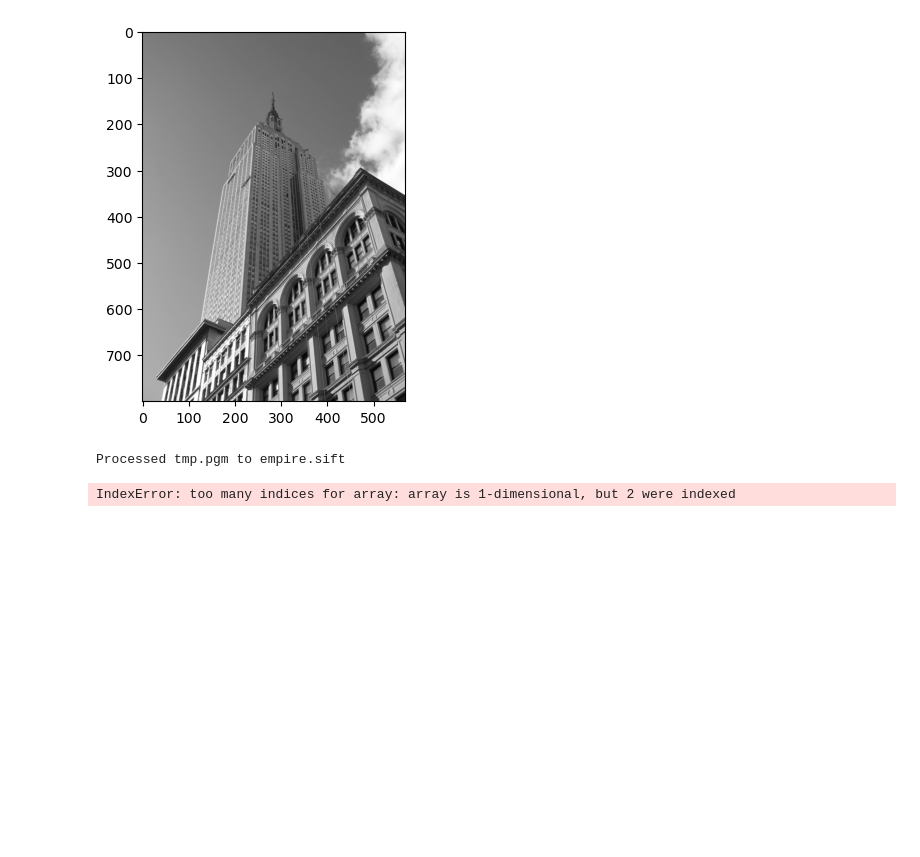
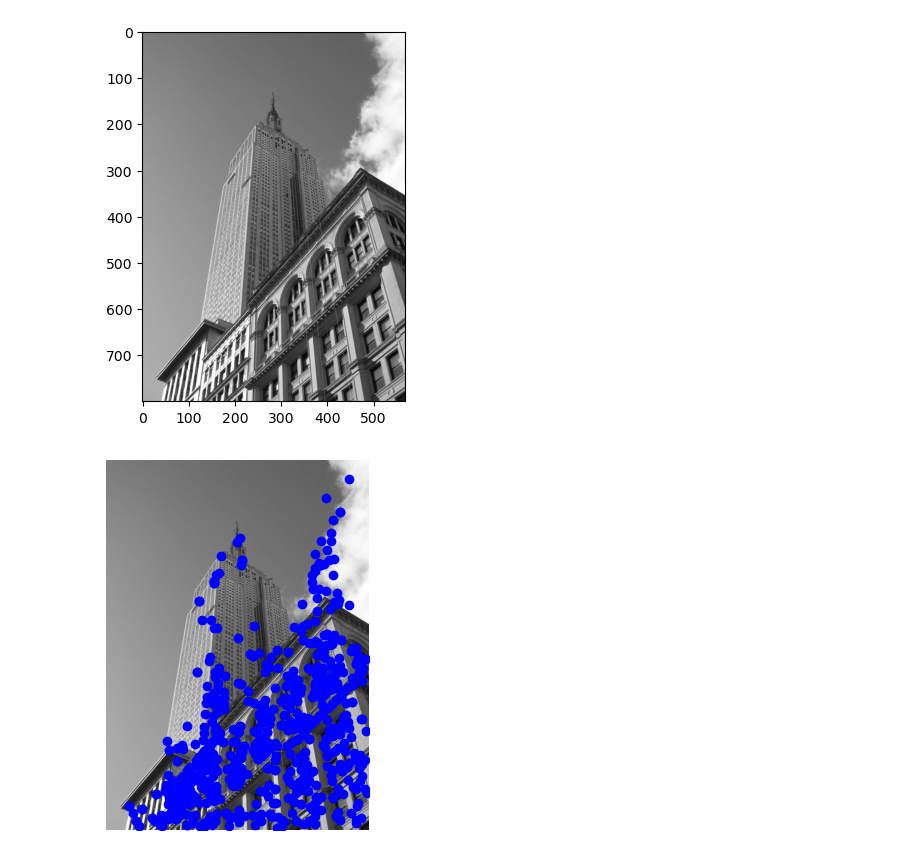
Before and after one commit to joelsnz/computer-vision, a Jupyter notebook: 2_image_descriptors/2_2_SIFT.ipynb, the cells around one changed output. Saved outputs shown, nothing was run; the diff lists cells and outputs as text; code cells hidden in the pictures; blank space fills up the shorter version.

Commit message:
SIFT Descriptors

```diff
--- a/2_image_descriptors/2_2_SIFT.ipynb
+++ b/2_image_descriptors/2_2_SIFT.ipynb
@@ -18,15 +15,12 @@ plt.imshow(im1)
 # %% [output]
 <matplotlib.image.AxesImage at 0x...>
 [figure]
-# %%
-sift.process_image(imname, 'empire.sift')
-l1, d1 = sift.read_features_from_file('empire.sift')
-"""
-plt.figure()
-plt.gray()
-sift.plot_features(im1, l1, circle=True)
-plt.show()
-"""
-# %% [output]
-Processed tmp.pgm to empire.sift
-IndexError: too many indices for array: array is 1-dimensional, but 2 were indexed
+# %%
+l1 = sift.sift(im1, edge_thresh=10, peak_thresh=5)
+
+harrisim = compute_harris_response(im1)
+filtered_coords = get_harris_points(harrisim, 10)
+# %%
+plot_features(im1, l1, circle=False)
+# %% [output]
+[figure, added]
```
Also changed, not shown: parts of 4 cells of this notebook, 2 other files.
